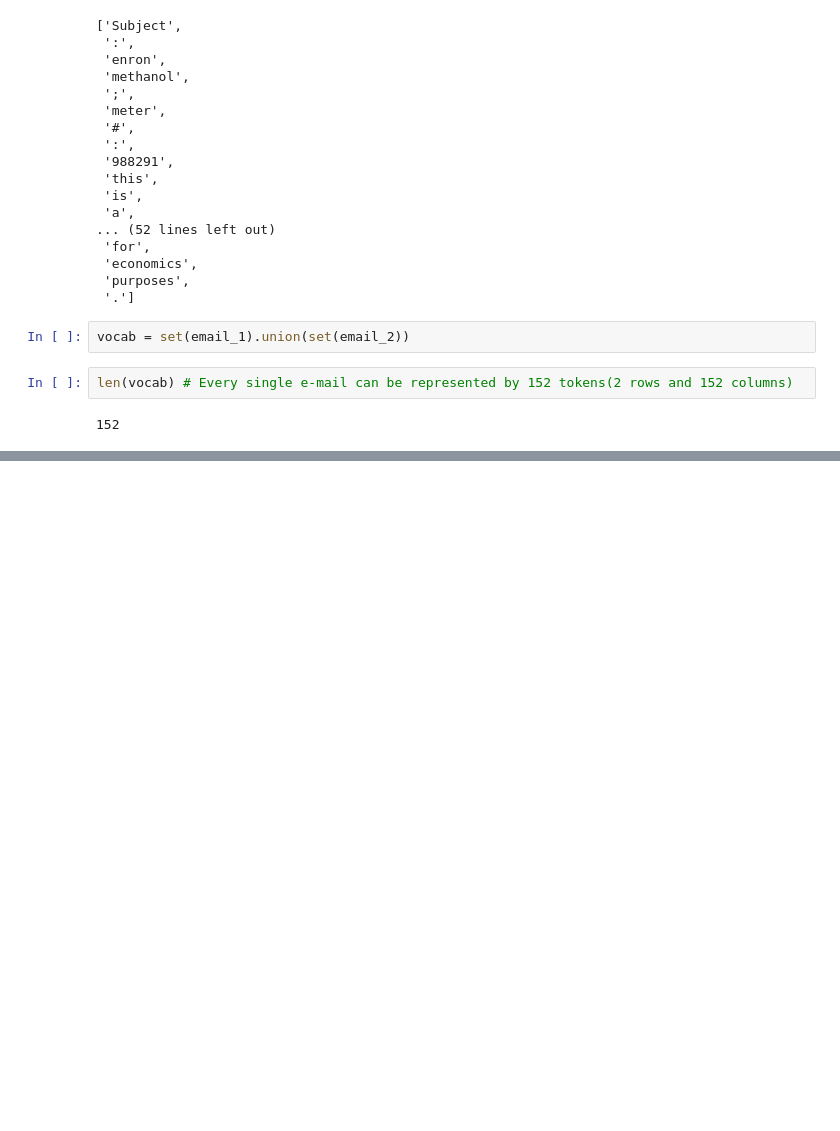
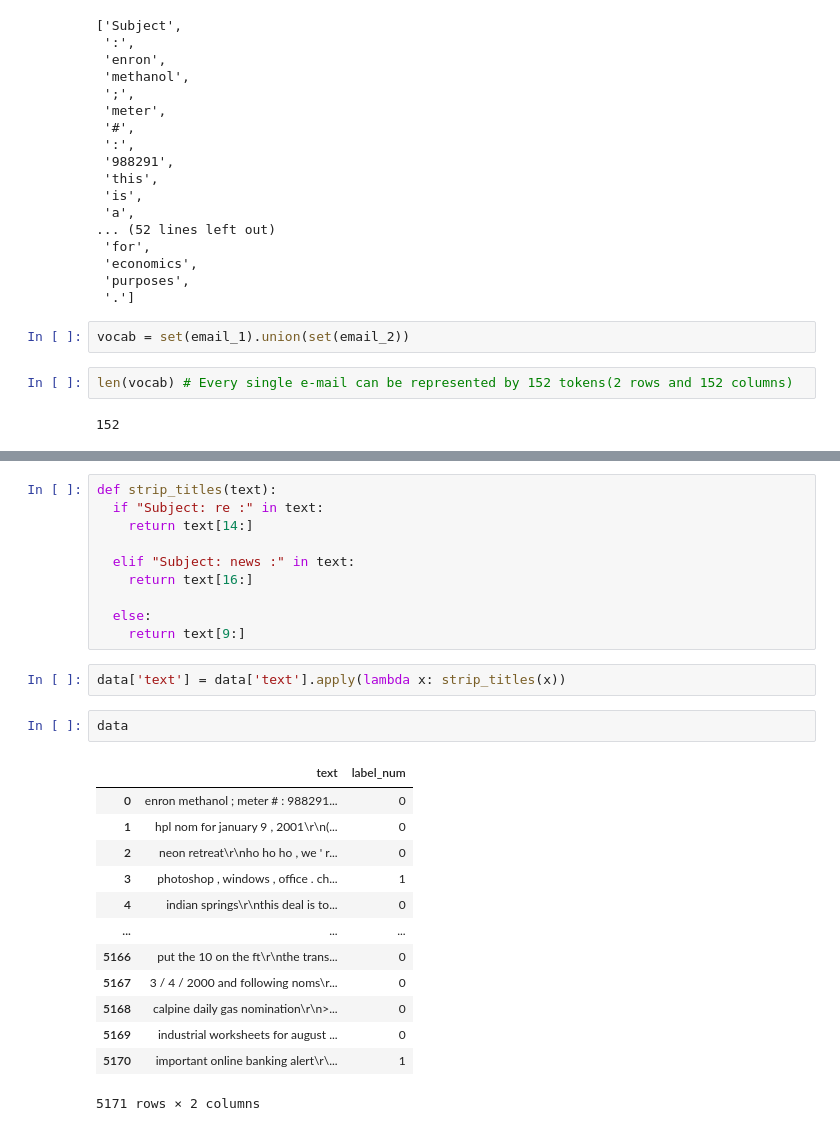
Before and after one commit to dikshank/Email-Classification, a Jupyter notebook: Spam_Email_Classification.ipynb, the cells around one changed output, grey strips where cells are left out. Saved outputs shown, nothing was run; the diff lists cells and outputs as text; blank space fills up the shorter version.

```diff
--- a/Spam_Email_Classification.ipynb
+++ b/Spam_Email_Classification.ipynb
@@ -114,0 +184,28 @@ len(vocab) # Every single e-mail can be represented by 152 tokens(2 rows and 152
+# %%
+def strip_titles(text):
+  if "Subject: re :" in text:
+    return text[14:]
+
+  elif "Subject: news :" in text:
+    return text[16:]
+
+  else:
+    return text[9:]
+# %%
+data['text'] = data['text'].apply(lambda x: strip_titles(x))
+# %%
+data
+# %% [output]
+|  | text | label_num |
+| 0 | enron methanol ; meter # : 988291... | 0 |
+| 1 | hpl nom for january 9 , 2001\r\n(... | 0 |
+| 2 | neon retreat\r\nho ho ho , we ' r... | 0 |
+| 3 | photoshop , windows , office . ch... | 1 |
+| 4 | indian springs\r\nthis deal is to... | 0 |
+| ... | ... | ... |
+| 5166 | put the 10 on the ft\r\nthe trans... | 0 |
+| 5167 | 3 / 4 / 2000 and following noms\r... | 0 |
+| 5168 | calpine daily gas nomination\r\n>... | 0 |
+| 5169 | industrial worksheets for august ... | 0 |
+| 5170 | important online banking alert\r\... | 1 |
+5171 rows × 2 columns
```
Also changed, not shown: parts of 90 cells of this notebook.
